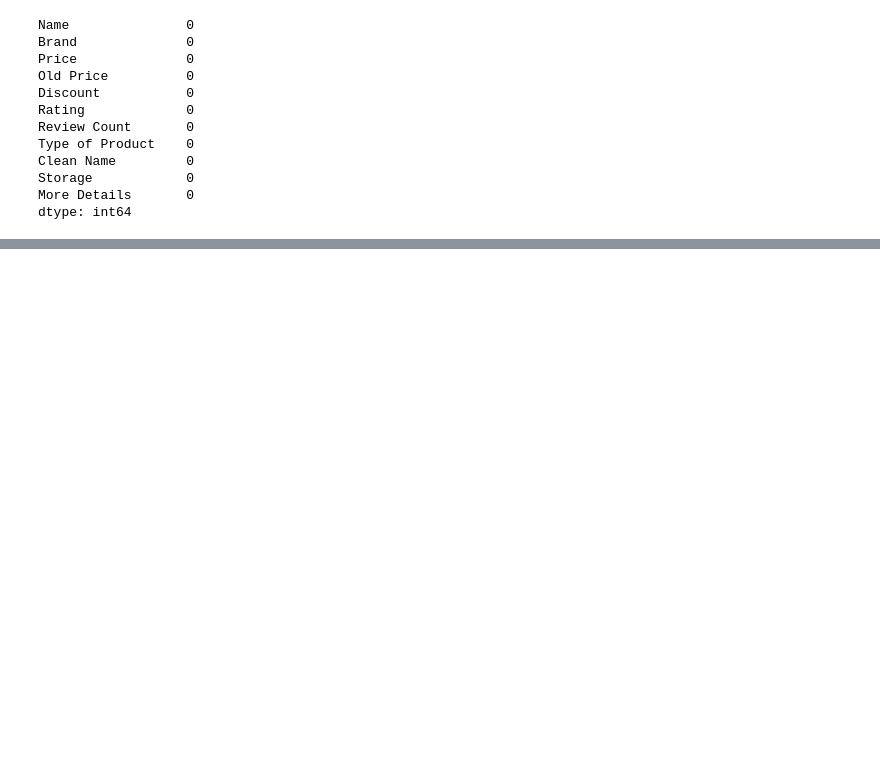
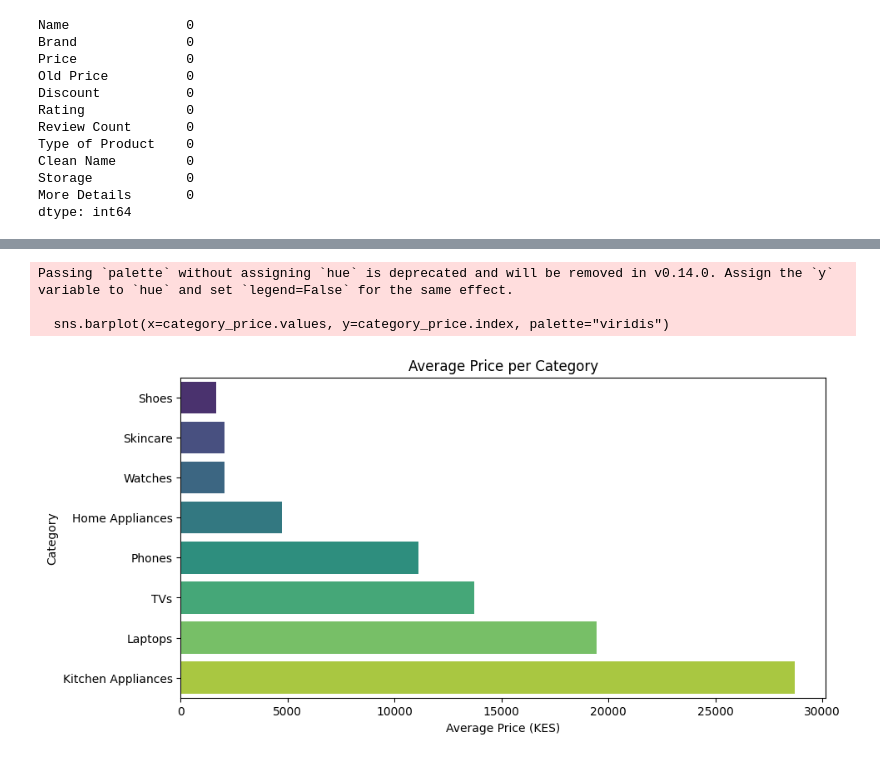
Before and after one commit to MwauraKai/pydata, a Jupyter notebook: capstone_project/jumia_scaper.ipynb, the cells around one changed output, grey strips where cells are left out. Saved outputs shown, nothing was run; the diff lists cells and outputs as text; code cells hidden in the pictures; blank space fills up the shorter version.

```diff
--- a/capstone_project/jumia_scaper.ipynb
+++ b/capstone_project/jumia_scaper.ipynb
@@ -210,0 +286,9 @@ dtype: int64
+# %%
+# Remove Outliers: Filter prices below 95th percentile and drop extreme discount outliers
+price_threshold = df["Price"].quantile(0.95)
+df = df[df["Price"] <= price_threshold]
+
+# Fix Negative Discounts
+if "Discount" in df.columns:
+    df.loc[df["Discount"] < 0, "Discount"] = 0
+df.describe()
@@ -210,0 +311,3 @@ dtype: int64
+# %%
+category_price = df.groupby("Type of Product")["Price"].mean().sort_values()
+category_price
@@ -210,0 +325,14 @@ dtype: int64
+# %%
+#   Average Price per Category
+plt.figure(figsize=(10, 5))
+
+sns.barplot(x=category_price.values, y=category_price.index, palette="viridis")
+plt.xlabel("Average Price (KES)")
+plt.ylabel("Category")
+plt.title("Average Price per Category")
+plt.show()
+# %% [output]
+Passing `palette` without assigning `hue` is deprecated and will be removed in v0.14.0. Assign the `y` variable to `hue` and set `legend=False` for the same effect.
+
+  sns.barplot(x=category_price.values, y=category_price.index, palette="viridis")
+[figure, added]
```
Also changed, not shown: parts of 25 cells of this notebook, 1 other file.
